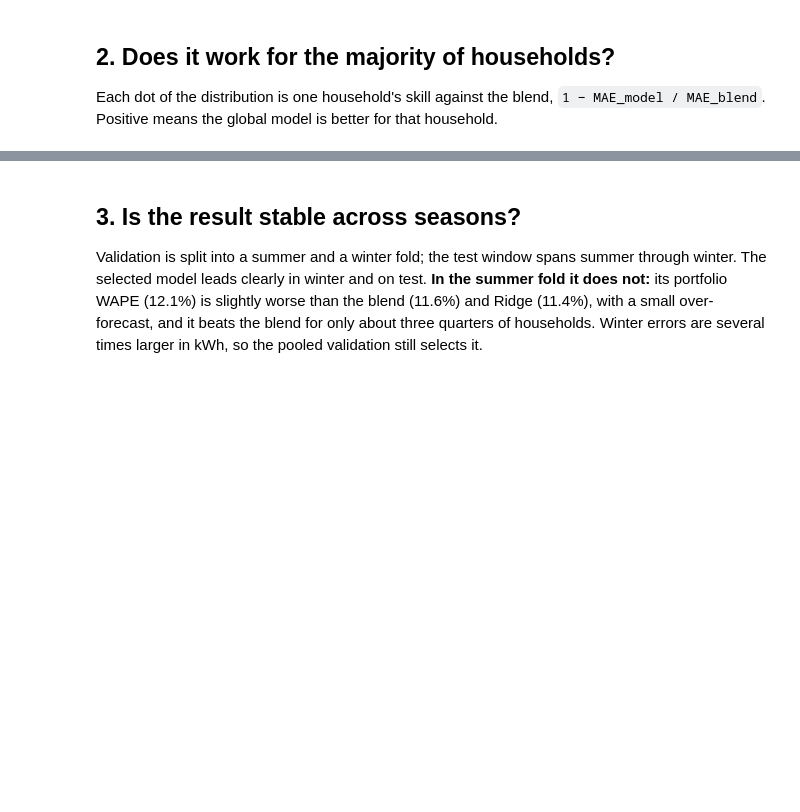
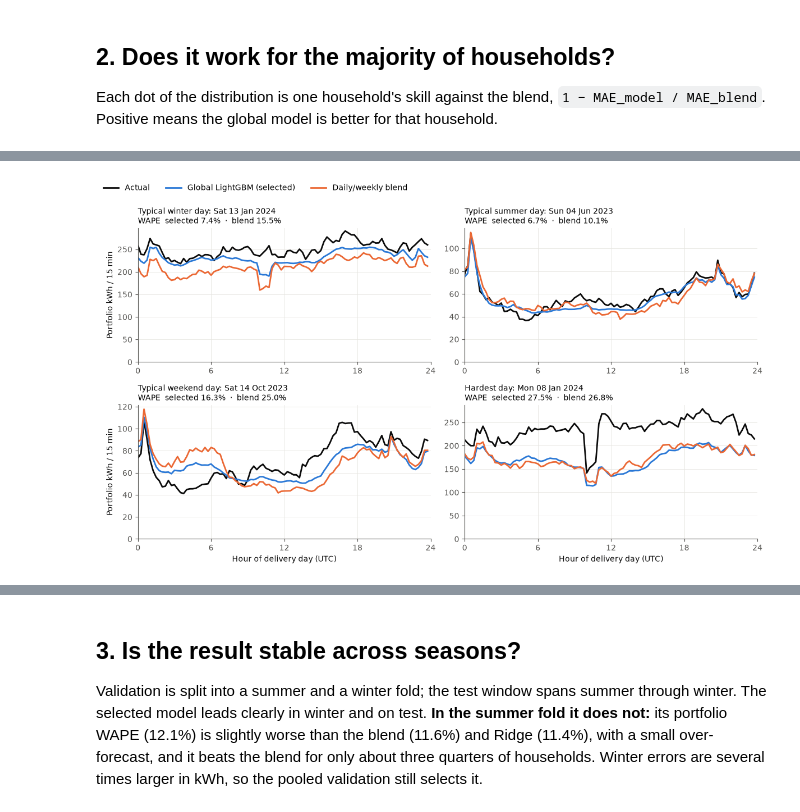
Before and after one commit to nicosquare/rwth_hackathon, a Jupyter notebook: notebooks/02_level0_day_ahead.ipynb, the cells around one changed output, grey strips where cells are left out. Saved outputs shown, nothing was run; the diff lists cells and outputs as text; code cells hidden in the pictures; blank space fills up the shorter version.

```diff
--- a/notebooks/02_level0_day_ahead.ipynb
+++ b/notebooks/02_level0_day_ahead.ipynb
@@ -119,0 +124,35 @@ Households where the blend is still better (smallest skill first):
+# %%
+port = pd.read_parquet(ART / "test_portfolio_forecasts.parquet")
+port["delivery_day"] = pd.to_datetime(port.delivery_day, utc=True)
+port["hour"] = (port.horizon_step - 1) / 4
+day_err = (port.assign(err=(port[WINNER] - port.actual).abs()).groupby("delivery_day").err.mean())
+month, weekday = day_err.index.month, day_err.index.weekday
+
+def median_day(mask):
+    sub = day_err[mask]
+    return (sub - sub.median()).abs().idxmin()
+
+picks = {"Typical winter day": median_day(np.isin(month, [12, 1, 2])),
+         "Typical summer day": median_day(np.isin(month, [6, 7, 8])),
+         "Typical weekend day": median_day(weekday >= 5),
+         "Hardest day": day_err.idxmax()}
+
+def draw(ax, frame, x, ink_label=True):
+    ax.plot(x, frame.actual, color=INK, linewidth=2, label="Actual")
+    for m in (WINNER, REF):
+        ax.plot(x, frame[m], color=COLORS[m], linewidth=2, label=LABELS[m])
+
+fig, axes = plt.subplots(2, 2, figsize=(12, 7))
+for ax, (title, day) in zip(axes.flat, picks.items()):
+    d = port[port.delivery_day == day]
+    draw(ax, d, d.hour)
+    wape = {m: (d[m] - d.actual).abs().sum() / d.actual.sum() for m in (WINNER, REF)}
+    ax.set_title(f"{title}: {day:%a %d %b %Y}\nWAPE  selected {wape[WINNER]:.1%}  ·  blend {wape[REF]:.1%}",
+                 loc="left", fontsize=10)
+    ax.set(xlim=(0, 24), xticks=range(0, 25, 6), ylim=(0, None))
+for ax in axes[:, 0]: ax.set_ylabel("Portfolio kWh / 15 min")
+for ax in axes[1]: ax.set_xlabel("Hour of delivery day (UTC)")
+fig.legend(*axes[0, 0].get_legend_handles_labels(), frameon=False, loc="upper left", ncol=3)
+plt.tight_layout(rect=(0, 0, 1, .95)); plt.show()
+# %% [output]
+[figure, added]
```
Also changed, not shown: parts of 7 cells of this notebook, 9 other files.
